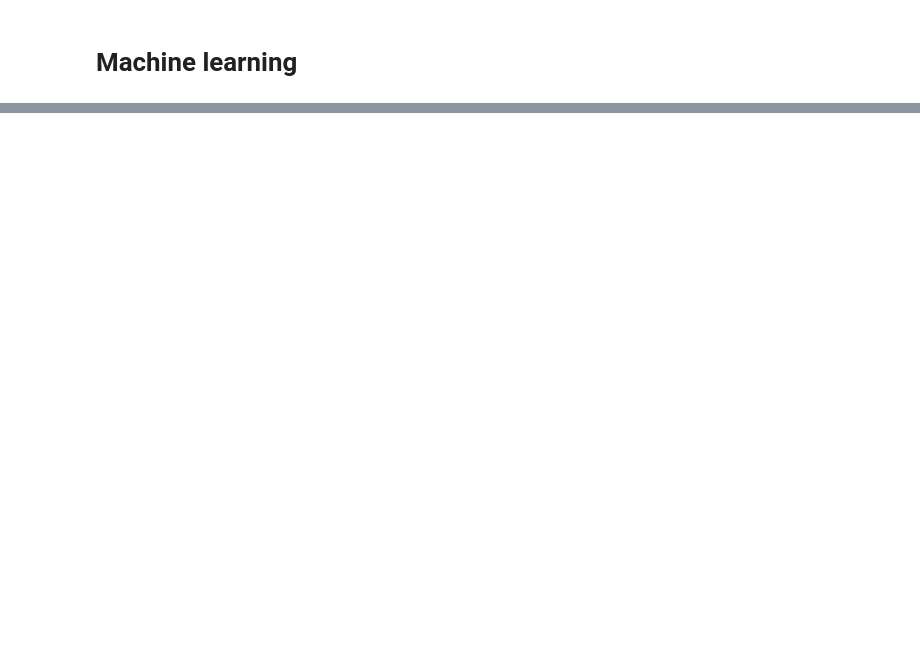
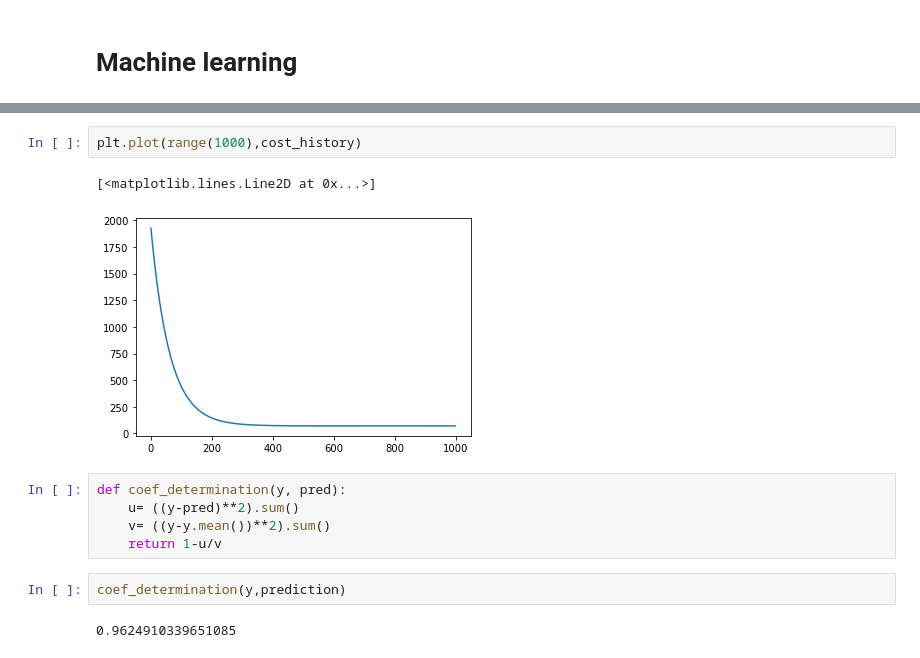
Before and after one commit to zkamel/ML_Algo, a Jupyter notebook: LinearRegression.ipynb, the cells around one changed output, grey strips where cells are left out. Saved outputs shown, nothing was run; the diff lists cells and outputs as text; blank space fills up the shorter version.

```diff
--- a/LinearRegression.ipynb
+++ b/LinearRegression.ipynb
@@ -83,0 +100,14 @@ plt.plot(x,prediction, c='r')
+# %%
+plt.plot(range(1000),cost_history)
+# %% [output]
+[<matplotlib.lines.Line2D at 0x...>]
+[figure, added]
+# %%
+def coef_determination(y, pred):
+    u= ((y-pred)**2).sum()
+    v= ((y-y.mean())**2).sum()
+    return 1-u/v
+# %%
+coef_determination(y,prediction)
+# %% [output]
+0.9624910339651085
```
Also changed, not shown: parts of 9 cells of this notebook.
